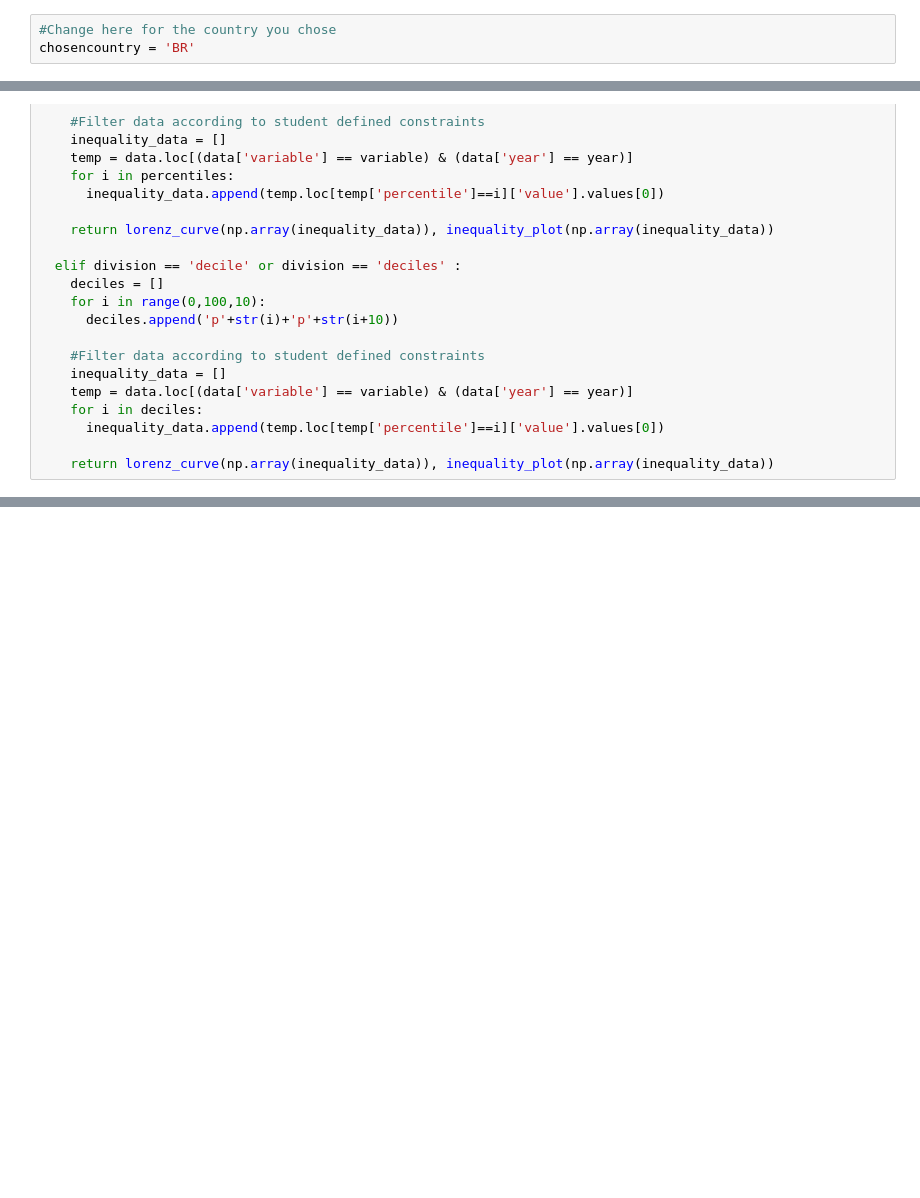
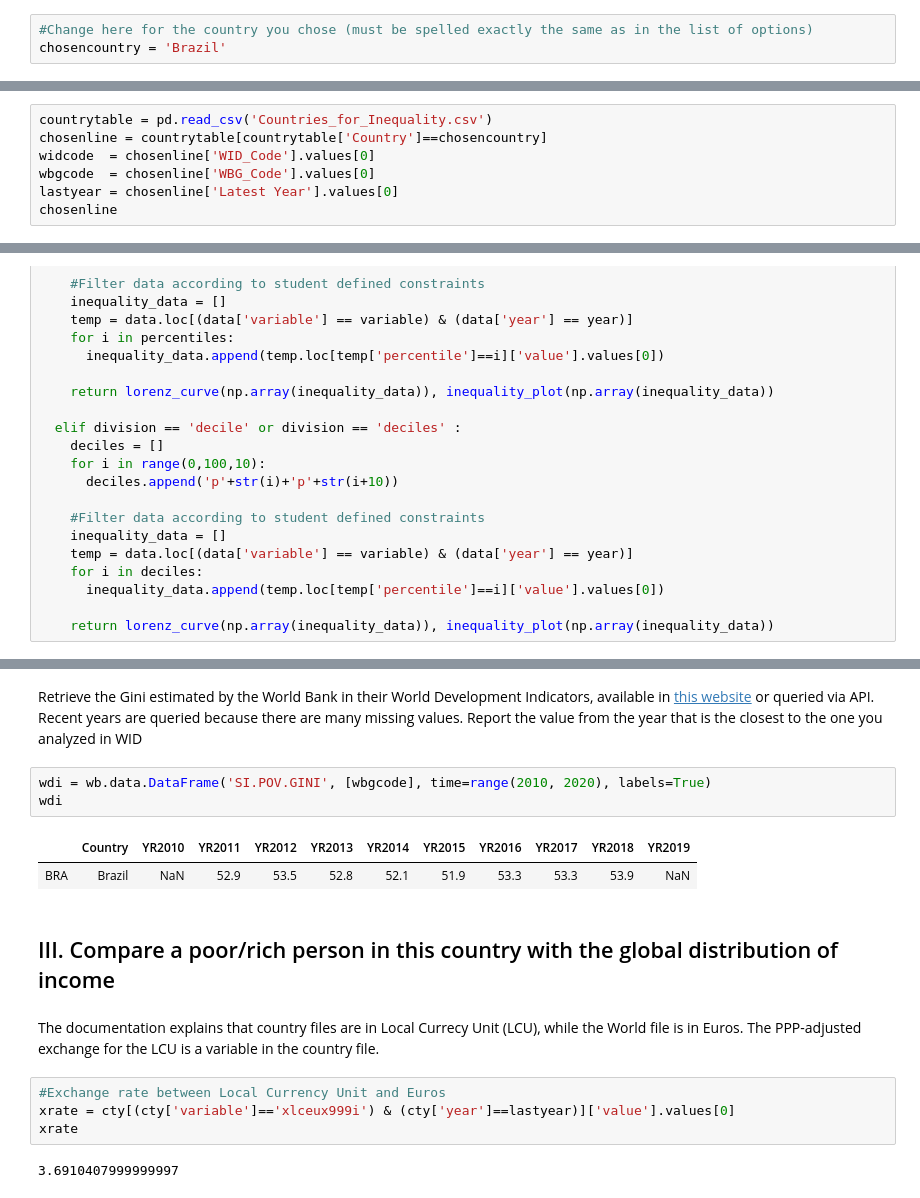
Before and after one commit to dianagold/SS164, a Jupyter notebook: inequality/Inequality_Empirical_Notebook.ipynb, the cells around one changed output, grey strips where cells are left out. Drawn from its saved outputs; the diff is of its cells as text; blank space fills up the shorter version.

```diff
--- a/inequality/Inequality_Empirical_Notebook.ipynb
+++ b/inequality/Inequality_Empirical_Notebook.ipynb
@@ -9,3 +7,3 @@ If you have trouble running this code, alternatively, you can do the work manual
 # %%
-#Change here for the country you chose
-chosencountry = 'BR'
+#Change here for the country you chose (must be spelled exactly the same as in the list of options)
+chosencountry = 'Brazil'
@@ -19,0 +24,7 @@ import pandas as pd
+# %%
+countrytable = pd.read_csv('Countries_for_Inequality.csv')
+chosenline = countrytable[countrytable['Country']==chosencountry]
+widcode  = chosenline['WID_Code'].values[0]
+wbgcode  = chosenline['WBG_Code'].values[0]
+lastyear = chosenline['Latest Year'].values[0]
+chosenline
@@ -139,0 +175,18 @@ inequality(chosencountry,'tptinc992j',2015)
+# %% [markdown]
+Retrieve the Gini estimated by the World Bank in their World Development Indicators, available in [this website](https://data.worldbank.org/indicator/SI.POV.GINI?locations=BR&view=chart) or queried via API. Recent years are queried because there are many missing values. Report the value from the year that is the closest to the one you analyzed in WID
+# %%
+wdi = wb.data.DataFrame('SI.POV.GINI', [wbgcode], time=range(2010, 2020), labels=True)
+wdi
+# %% [output]
+|  | Country | YR2010 | YR2011 | YR2012 | YR2013 | YR2014 | YR2015 | YR2016 | YR2017 | YR2018 | YR2019 |
+| BRA | Brazil | NaN | 52.9 | 53.5 | 52.8 | 52.1 | 51.9 | 53.3 | 53.3 | 53.9 | NaN |
+# %% [markdown]
+## III. Compare a poor/rich person in this country with the global distribution of income
+# %% [markdown]
+The documentation explains that country files are in Local Currecy Unit (LCU), while the World file is in Euros. The PPP-adjusted exchange for the LCU is a variable in the country file.
+# %%
+#Exchange rate between Local Currency Unit and Euros
+xrate = cty[(cty['variable']=='xlceux999i') & (cty['year']==lastyear)]['value'].values[0]
+xrate
+# %% [output]
+3.6910407999999997
```
Also changed, not shown: parts of 22 cells of this notebook, 3 other files.
